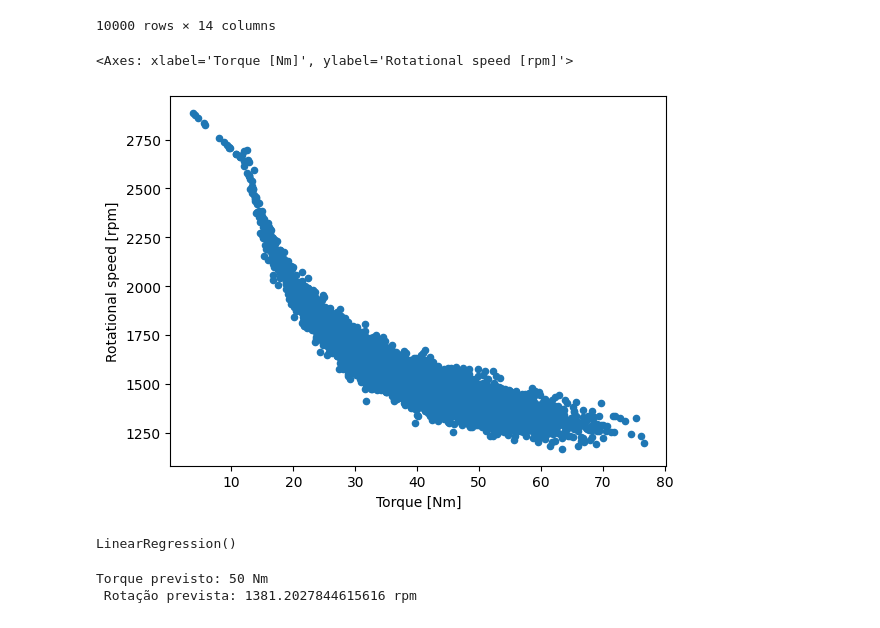
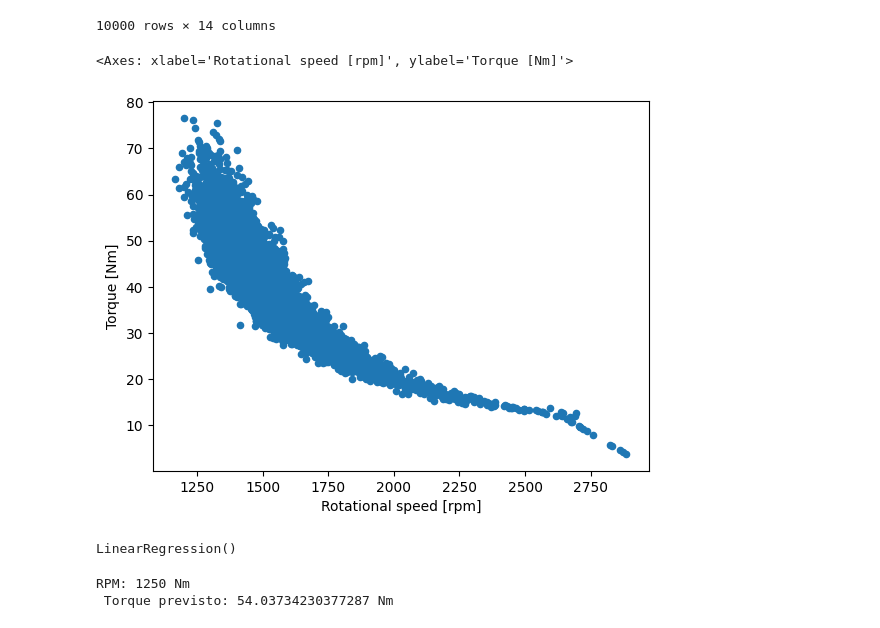
Before and after one commit to Vinicius380/PrimeiroCodigoMachineLearning, a Jupyter notebook: testes.ipynb, the cells around one changed output. Saved outputs shown, nothing was run; the diff lists cells and outputs as text; code cells hidden in the pictures.

```diff
--- a/testes.ipynb
+++ b/testes.ipynb
@@ -25,10 +25,10 @@ df
 10000 rows × 14 columns
 # %%
 #Grafico de dispersão para analisar a correlação das variaveis
-df.plot(kind='scatter', x='Torque [Nm]', y='Rotational speed [rpm]')
+df.plot(kind='scatter', y='Torque [Nm]', x='Rotational speed [rpm]')
 # %% [output]
-<Axes: xlabel='Torque [Nm]', ylabel='Rotational speed [rpm]'>
+<Axes: xlabel='Rotational speed [rpm]', ylabel='Torque [Nm]'>
-[figure, old version]
+[figure, new version]
 # %%
 from sklearn import linear_model
 
@@ -41,9 +41,9 @@ modelo.fit(x, y)
 # %% [output]
 LinearRegression()
 # %%
-torque = 50
+rpm = 1250
 
-print(f'Torque previsto: {torque} Nm \n Rotação prevista: {modelo.predict([[torque]])[0][0]} rpm')
+print(f'RPM: {rpm} Nm \n Torque previsto: {modelo.predict([[rpm]])[0][0]} Nm')
 # %% [output]
-Torque previsto: 50 Nm
- Rotação prevista: 1381.2027844615616 rpm
+RPM: 1250 Nm
+ Torque previsto: 54.03734230377287 Nm
```
Also changed, not shown: parts of 1 cell of this notebook, 1 other file.
